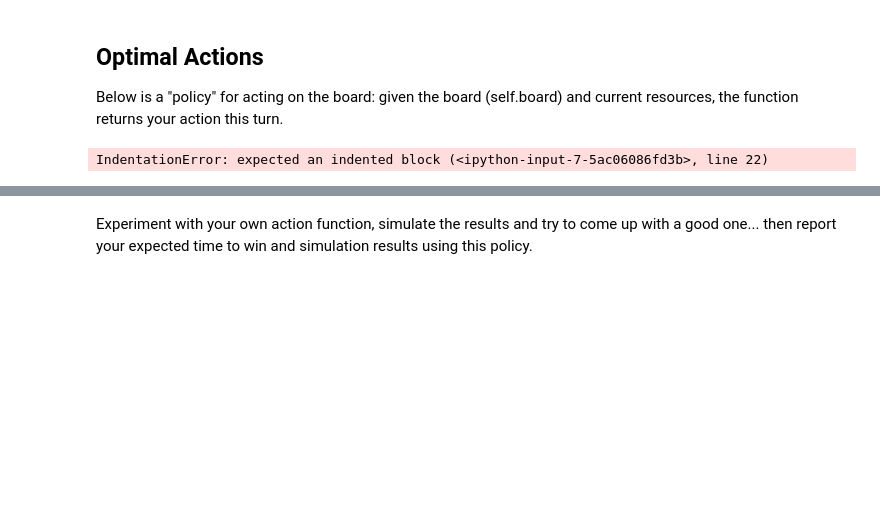
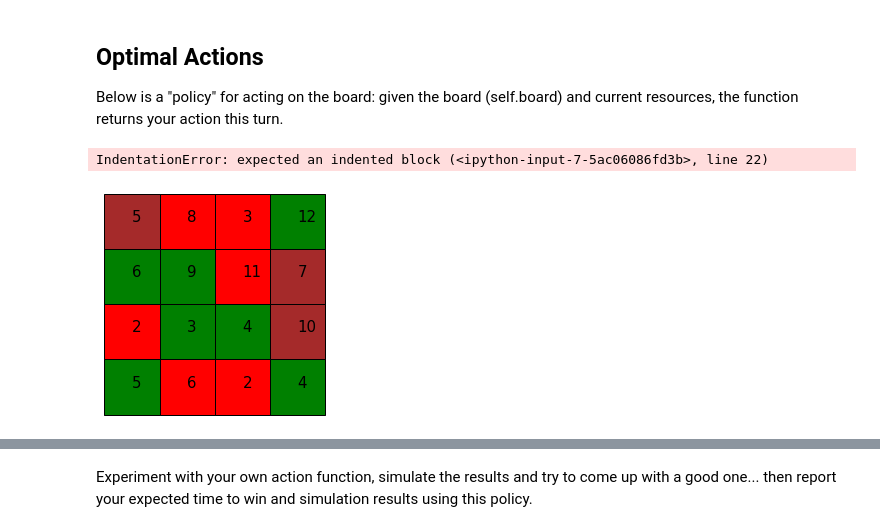
Before and after one commit to samyhajal/ee126catan, a Jupyter notebook: LAB_Catan.ipynb, the cells around one changed output, grey strips where cells are left out. Cells and saved outputs as stored; diff of their text form; code cells hidden in the pictures; blank space fills up the shorter version.

```diff
--- a/LAB_Catan.ipynb
+++ b/LAB_Catan.ipynb
@@ -173,8 +173,13 @@ num_trials = 100
 print simulate_game(action, board, num_trials)
 # %% [output]
 IndentationError: expected an indented block (<ipython-input-7-5ac06086fd3b>, line 22)
+# %%
+num_trials = 100
+dice = get_random_dice_arrangement(4, 4)
+resources = np.random.randint(0, 3, (4, 4))
+myBoard = Catan(dice, resources, [6], [])
 # %%
-def expectedTime(board, building):
+def expectedTime(board, building, bank):
     ### your code here
     costs = np.array([[2, 3, 1],
                   [1, 1, 2],
@@ -186,36 +191,48 @@ def expectedTime(board, building):
         for j in range(11):
             expectations[i] += float(probabilities[j])*float(resources[j][i])
     needed = costs[building]
+    for i in range(3):
+        if bank[i] > needed[i]:
+            needed[i] = 0
+        else:
+            needed[i] = needed[i] - bank[i]
     #print("needed: ")
-    #print(needed)
+#     print(needed)
     #print("expectations: ")
     #print(expectations)
     minimum = float("inf")
     best = [0,0,0]
     def helper(index, implicit):
         if index==implicit:
             return float(needed[index])
         else:
-            return float(needed[index])*4.0
+            return float(needed[implicit])*4.0
     for i in range(3):
         for j in range(3):
             for k in range(3):
                 if expectations[i]==0 or expectations[j]==0 or expectations[k]==0:
                     continue
                 if i==j and j==k:
                     x = helper(i, 0)/expectations[i] + helper(j, 1)/expectations[j] + helper(k, 2)/expectations[k]
                 elif i==j:
                     x = max(helper(i,0)/expectations[i]+helper(j,1)/expectations[j], helper(k,2)/expectations[k])
                 elif j==k:
                     x = max(helper(k,2)/expectations[k]+helper(j,1)/expectations[j], helper(i,0)/expectations[i])
                 elif i==k:
                     x = max(helper(i,0)/expectations[i]+helper(k,2)/expectations[k], helper(j,1)/expectations[j])
                 else:
                     x = max(helper(i,0)/expectations[i], helper(j,1)/expectations[j], helper(k,2)/expectations[k])
+#                 print "at point: {} x is {}".format((i,j,k),x)
                 if x < minimum:
                     minimum = x
                     best = [i,j,k]
     #print("best: ")
     #print(best)
     return (minimum)
+
+min = expectedTime(myBoard, 1, [0,0,2])
+# print min
+myBoard.draw()
+# %% [output]
+[figure, added]
 # %%
```
Also changed, not shown: parts of 1 cell of this notebook.
